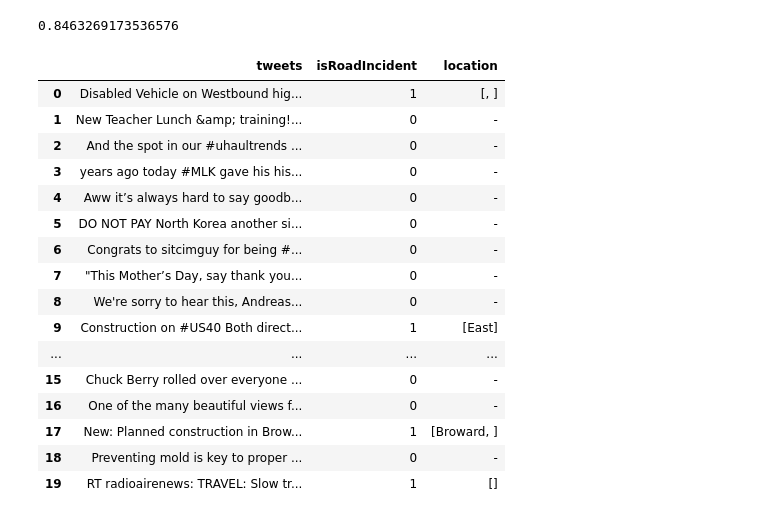
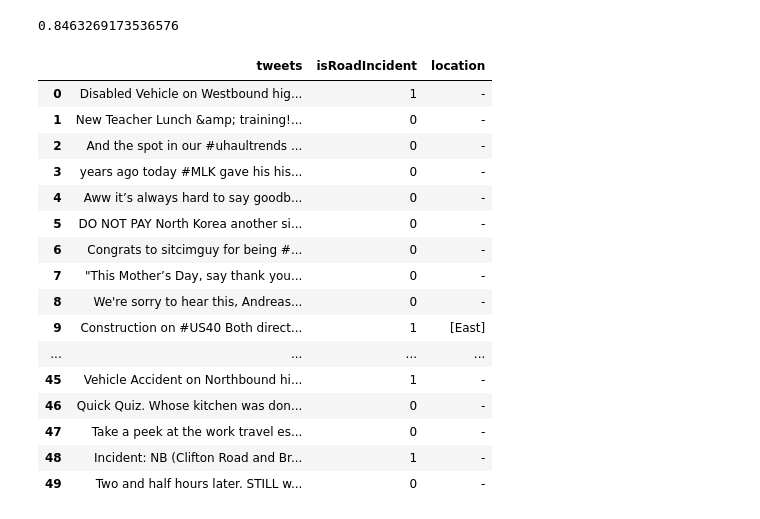
Before and after one commit to clementandreas97/Road-Accident-Detector, a Jupyter notebook: road-incident-detection.ipynb, the cells around one changed output. Drawn from its saved outputs; the diff is of its cells as text; code cells hidden in the pictures.

```diff
--- a/road-incident-detection.ipynb
+++ b/road-incident-detection.ipynb
@@ -31,9 +31,9 @@ Import done.
 trainingFile = 'tweets/1_TrainingSet_2Class.csv'
 trainCsv = pd.read_csv(trainingFile, sep=",", header=None)
 
-trainingData = pd.DataFrame({'tweets':trainCsv[2], 'isRoadIncident':trainCsv[0]})[['tweets', 'isRoadIncident']]
+trainingData = pd.DataFrame({'tweets':trainCsv[2], 'isRoadIncident':trainCsv[0]})[['tweets', 'isRoadIncident']].head(2000)
 
-trainingData.head()
+trainingData
 # %% [output]
 |  | tweets | isRoadIncident |
 | 0 | Disabled Vehicle on Westbound hig... | 1 |
@@ -324,28 +336,36 @@ def postag(tweet):
     return sent
 
 def loc(tagged, y):
-    locations = list()
+    locations = []
     for i in range (0, len(y)):
         loc = ''
         for j in range(0, len(y[i])):
             if y[i][j] == 'B-geo':
-                loc += tagged[i][j][0]
+                if len(loc) == 0:
+                    loc += tagged[i][j][0]
+                else:
+                    locations.append(loc)
+                    loc = tagged[i][j][0]
             if y[i][j] == 'I-geo':
                 loc += ' ' + tagged[i][j][0]
-        locations.append(loc)
+        if len(loc) > 0:
+            locations.append(loc)
     return locations
 
 def predictor(tweets):
     y_pred = pipeline.predict(tweets)
 
-    locations = list()
+    locations = []
     for i in range(0, len(tweets)):
         if y_pred[i] == 1:
             tagged = postag(tweets[i])
             x = [sent2features(s) for s in tagged]
             y = crf.predict(x)
             y_loc = loc(tagged,y)
-            locations.append(y_loc)
+            if len(y_loc) > 0:
+                locations.append(y_loc)
+            else:
+                locations.append('-')
         else:
             locations.append('-')
 
@@ -355,12 +375,12 @@ def predictor(tweets):
 # %%
 # Overall test
 
-tweets = trainingData['tweets'].head(20)
+tweets = trainingData['tweets'].head(50)
 result = predictor(tweets)
 result
 # %% [output]
 |  | tweets | isRoadIncident | location |
-| 0 | Disabled Vehicle on Westbound hig... | 1 | [, ] |
+| 0 | Disabled Vehicle on Westbound hig... | 1 | - |
 | 1 | New Teacher Lunch &amp; training!... | 0 | - |
 | 2 | And the spot in our #uhaultrends ... | 0 | - |
 | 3 | years ago today #MLK gave his his... | 0 | - |
@@ -371,8 +391,8 @@ result
 | 8 | We're sorry to hear this, Andreas... | 0 | - |
 | 9 | Construction on #US40 Both direct... | 1 | [East] |
 | ... | ... | ... | ... |
-| 15 | Chuck Berry rolled over everyone ... | 0 | - |
-| 16 | One of the many beautiful views f... | 0 | - |
-| 17 | New: Planned construction in Brow... | 1 | [Broward, ] |
-| 18 | Preventing mold is key to proper ... | 0 | - |
-| 19 | RT radioairenews: TRAVEL: Slow tr... | 1 | [] |
+| 45 | Vehicle Accident on Northbound hi... | 1 | - |
+| 46 | Quick Quiz. Whose kitchen was don... | 0 | - |
+| 47 | Take a peek at the work travel es... | 0 | - |
+| 48 | Incident: NB (Clifton Road and Br... | 1 | - |
+| 49 | Two and half hours later. STILL w... | 0 | - |
```
Also changed, not shown: parts of 3 cells of this notebook.
